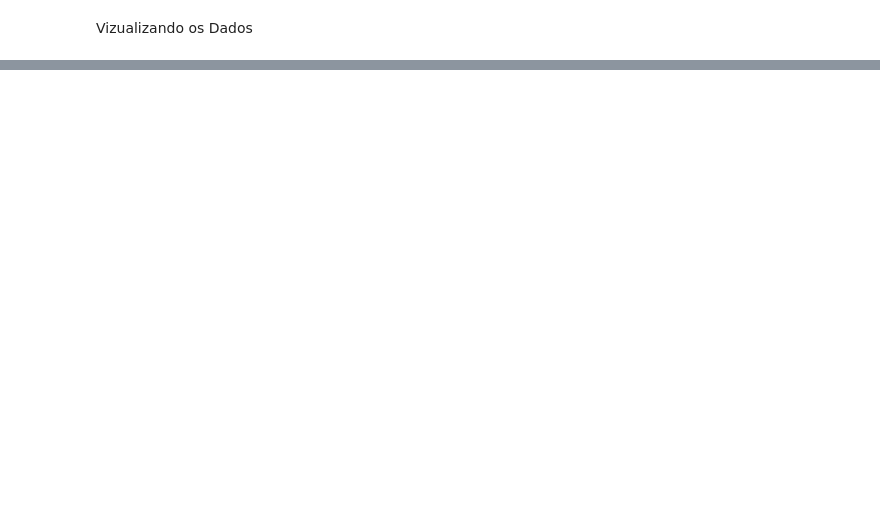
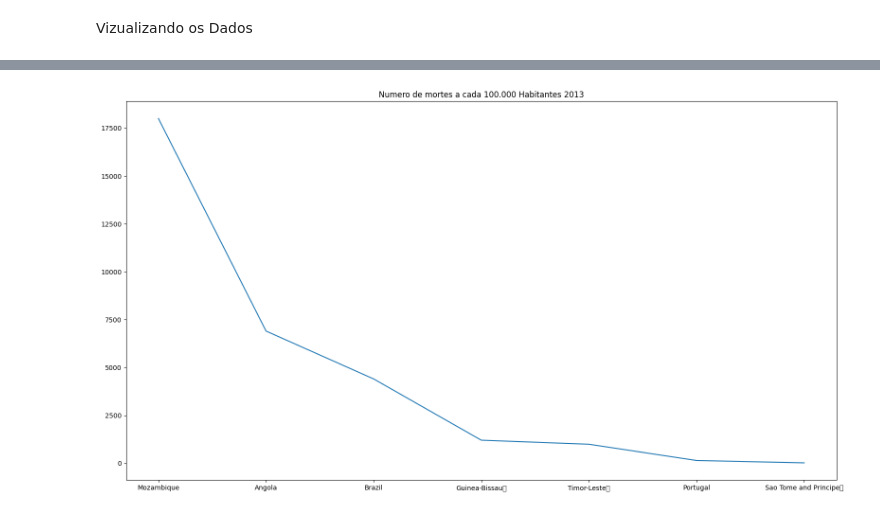
Before and after one commit to rachelresende/Desafio_Tuberculose, a Jupyter notebook: Desafio_Tuberculose.ipynb, the cells around one changed output, grey strips where cells are left out. Drawn from its saved outputs; the diff is of its cells as text; code cells hidden in the pictures; blank space fills up the shorter version.

```diff
--- a/Desafio_Tuberculose.ipynb
+++ b/Desafio_Tuberculose.ipynb
@@ -140,9 +107,14 @@ NameError: name 'pd' is not defined
 ## portugues["Rate"] = portugues["Mortes"]*100/portugues["PopulaçãoM"]
 ## portugues.round()
 
+portugues['Mortes'] = portugues['Mortes'].astype(float)
+portugues['PopulaçãoM'] = portugues['PopulaçãoM'].astype(float)
+
 tbM = portugues['Mortes']
 tbP = portugues['PopulaçãoM']
+pais = portugues['País']
 portugues['Mortes(per 100,000)'] = tbM * 100 / tbP
+tbMc = portugues['Mortes(per 100,000)']
 portugues.round()
 # %% [output]
 |  | País | PopulaçãoM | Mortes | Mortes(per 100,000) |
@@ -192,0 +160,9 @@ NameError: name 'rosechart' is not defined
+# %%
+fig = plt.figure(figsize=(15,8))
+ax = fig.add_axes([0, 0, 1, 1])
+plt.title('Numero de mortes a cada 100.000 Habitantes 2013')
+
+ax.plot(pais, tbM)
+plt.show()
+# %% [output]
+[figure, added]
```
Also changed, not shown: parts of 22 cells of this notebook.
